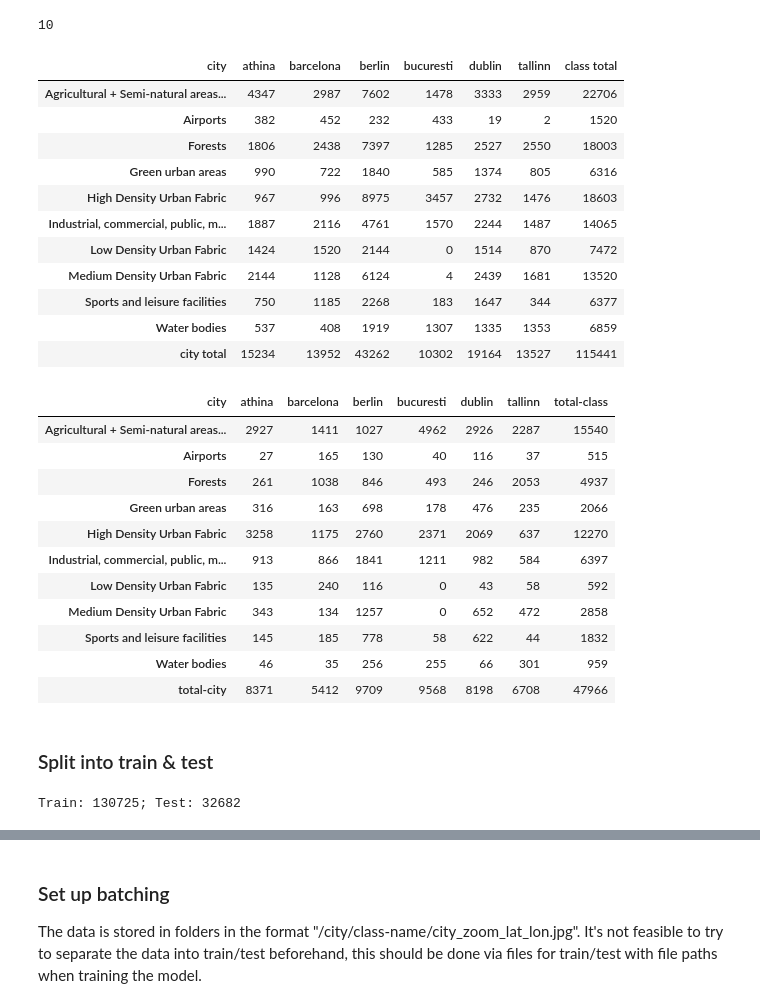
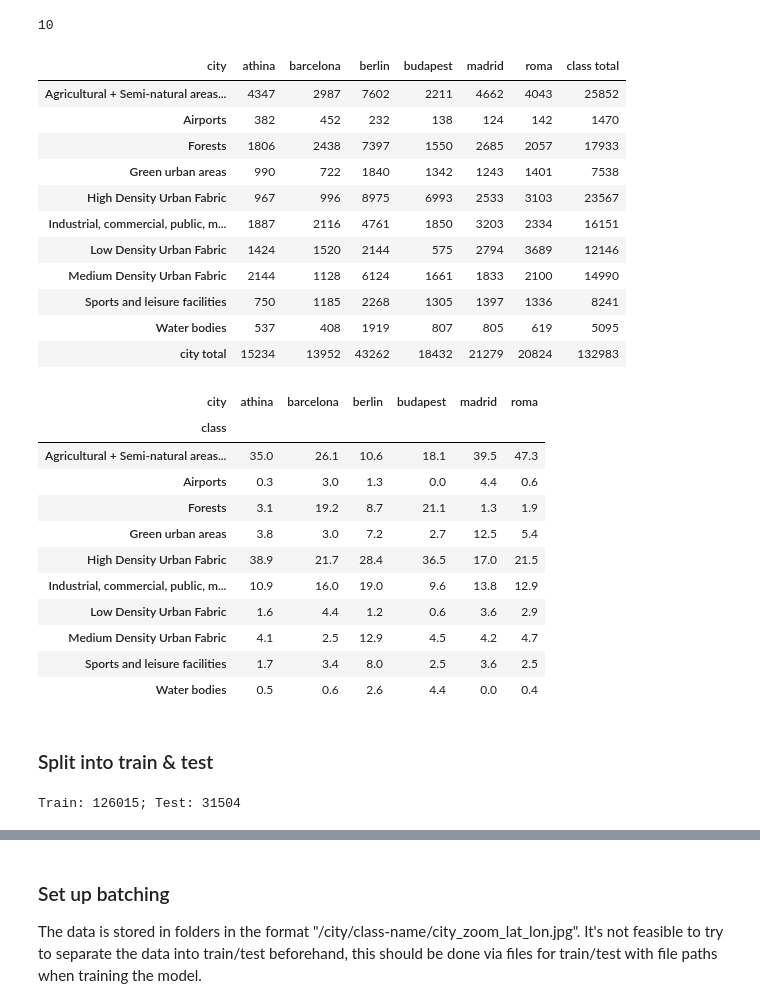
Before and after one commit to adrianalbert/urban-environments, a Jupyter notebook: land-use-classification/Finetuning on Urban Atlas data.ipynb, the cells around one changed output, grey strips where cells are left out. Cells and saved outputs as stored; diff of their text form; code cells hidden in the pictures.

```diff
--- a/land-use-classification/Finetuning on Urban Atlas data.ipynb
+++ b/land-use-classification/Finetuning on Urban Atlas data.ipynb
@@ -128,7 +123,7 @@ def load_data_sources(cities):
 
     return files_df
 # %%
-cities = ["athina", "berlin", "bucuresti", "tallinn", "barcelona", "dublin"]
+cities = ["athina", "berlin", "budapest", "roma", "barcelona", "madrid"]
 
 files_df = load_data_sources(cities)
 
@@ -170,42 +165,39 @@ stats_valid = stats_valid.pivot(columns="city", index="class")
 stats_valid = stats_valid.fillna(0).astype(int)
 stats_valid.columns = stats_valid.columns.droplevel(0)
 # add in row and column total sums
-stats_valid['total-class'] = stats_valid.sum(1)
-newidx = stats_valid.index.values.tolist() + ["total-city"]
-stats_valid = stats_valid.append(stats_valid.sum(0), ignore_index=True)
-stats_valid.index = newidx
+stats_valid = stats_valid.astype(float) / stats_valid.sum(0) * 100
 
-stats_valid.to_latex("samples_stats_valid.tex")
+stats_valid.round(1).to_latex("samples_stats_valid.tex")
 # %%
 stats_train
 # %% [output]
-| city | athina | barcelona | berlin | bucuresti | dublin | tallinn | class total |
-| Agricultural + Semi-natural areas... | 4347 | 2987 | 7602 | 1478 | 3333 | 2959 | 22706 |
-| Airports | 382 | 452 | 232 | 433 | 19 | 2 | 1520 |
-| Forests | 1806 | 2438 | 7397 | 1285 | 2527 | 2550 | 18003 |
-| Green urban areas | 990 | 722 | 1840 | 585 | 1374 | 805 | 6316 |
-| High Density Urban Fabric | 967 | 996 | 8975 | 3457 | 2732 | 1476 | 18603 |
-| Industrial, commercial, public, m... | 1887 | 2116 | 4761 | 1570 | 2244 | 1487 | 14065 |
-| Low Density Urban Fabric | 1424 | 1520 | 2144 | 0 | 1514 | 870 | 7472 |
-| Medium Density Urban Fabric | 2144 | 1128 | 6124 | 4 | 2439 | 1681 | 13520 |
-| Sports and leisure facilities | 750 | 1185 | 2268 | 183 | 1647 | 344 | 6377 |
-| Water bodies | 537 | 408 | 1919 | 1307 | 1335 | 1353 | 6859 |
-| city total | 15234 | 13952 | 43262 | 10302 | 19164 | 13527 | 115441 |
+| city | athina | barcelona | berlin | budapest | madrid | roma | class total |
+| Agricultural + Semi-natural areas... | 4347 | 2987 | 7602 | 2211 | 4662 | 4043 | 25852 |
+| Airports | 382 | 452 | 232 | 138 | 124 | 142 | 1470 |
+| Forests | 1806 | 2438 | 7397 | 1550 | 2685 | 2057 | 17933 |
+| Green urban areas | 990 | 722 | 1840 | 1342 | 1243 | 1401 | 7538 |
+| High Density Urban Fabric | 967 | 996 | 8975 | 6993 | 2533 | 3103 | 23567 |
+| Industrial, commercial, public, m... | 1887 | 2116 | 4761 | 1850 | 3203 | 2334 | 16151 |
+| Low Density Urban Fabric | 1424 | 1520 | 2144 | 575 | 2794 | 3689 | 12146 |
+| Medium Density Urban Fabric | 2144 | 1128 | 6124 | 1661 | 1833 | 2100 | 14990 |
+| Sports and leisure facilities | 750 | 1185 | 2268 | 1305 | 1397 | 1336 | 8241 |
+| Water bodies | 537 | 408 | 1919 | 807 | 805 | 619 | 5095 |
+| city total | 15234 | 13952 | 43262 | 18432 | 21279 | 20824 | 132983 |
 # %%
-stats_valid
+stats_valid.round(1)
 # %% [output]
-| city | athina | barcelona | berlin | bucuresti | dublin | tallinn | total-class |
-| Agricultural + Semi-natural areas... | 2927 | 1411 | 1027 | 4962 | 2926 | 2287 | 15540 |
-| Airports | 27 | 165 | 130 | 40 | 116 | 37 | 515 |
-| Forests | 261 | 1038 | 846 | 493 | 246 | 2053 | 4937 |
-| Green urban areas | 316 | 163 | 698 | 178 | 476 | 235 | 2066 |
-| High Density Urban Fabric | 3258 | 1175 | 2760 | 2371 | 2069 | 637 | 12270 |
-| Industrial, commercial, public, m... | 913 | 866 | 1841 | 1211 | 982 | 584 | 6397 |
-| Low Density Urban Fabric | 135 | 240 | 116 | 0 | 43 | 58 | 592 |
-| Medium Density Urban Fabric | 343 | 134 | 1257 | 0 | 652 | 472 | 2858 |
-| Sports and leisure facilities | 145 | 185 | 778 | 58 | 622 | 44 | 1832 |
-| Water bodies | 46 | 35 | 256 | 255 | 66 | 301 | 959 |
-| total-city | 8371 | 5412 | 9709 | 9568 | 8198 | 6708 | 47966 |
+| city | athina | barcelona | berlin | budapest | madrid | roma |
+| class |  |  |  |  |  |  |
+| Agricultural + Semi-natural areas... | 35.0 | 26.1 | 10.6 | 18.1 | 39.5 | 47.3 |
+| Airports | 0.3 | 3.0 | 1.3 | 0.0 | 4.4 | 0.6 |
+| Forests | 3.1 | 19.2 | 8.7 | 21.1 | 1.3 | 1.9 |
+| Green urban areas | 3.8 | 3.0 | 7.2 | 2.7 | 12.5 | 5.4 |
+| High Density Urban Fabric | 38.9 | 21.7 | 28.4 | 36.5 | 17.0 | 21.5 |
+| Industrial, commercial, public, m... | 10.9 | 16.0 | 19.0 | 9.6 | 13.8 | 12.9 |
+| Low Density Urban Fabric | 1.6 | 4.4 | 1.2 | 0.6 | 3.6 | 2.9 |
+| Medium Density Urban Fabric | 4.1 | 2.5 | 12.9 | 4.5 | 4.2 | 4.7 |
+| Sports and leisure facilities | 1.7 | 3.4 | 8.0 | 2.5 | 3.6 | 2.5 |
+| Water bodies | 0.5 | 0.6 | 2.6 | 4.4 | 0.0 | 0.4 |
 # %% [markdown]
 ### Split into train & test
 # %%
@@ -223,12 +215,12 @@ def split_train_test(my_files_df, frac_train=0.8, save_prefix=""):
 
     return train_df, test_df
 # %%
-mycities = ["barcelona", "berlin", "bucuresti", "tallinn", "athina", "dublin"]
+mycities = cities
 my_files_df = files_df[files_df['city'].isin(mycities)]
 
 train_df, test_df = split_train_test(my_files_df, frac_train=0.8)
 # %% [output]
-Train: 130725; Test: 32682
+Train: 126015; Test: 31504
 # %%
 train_df['class'].value_counts()
 # %% [output]
```
Also changed, not shown: parts of 15 cells of this notebook, 7 other files.
